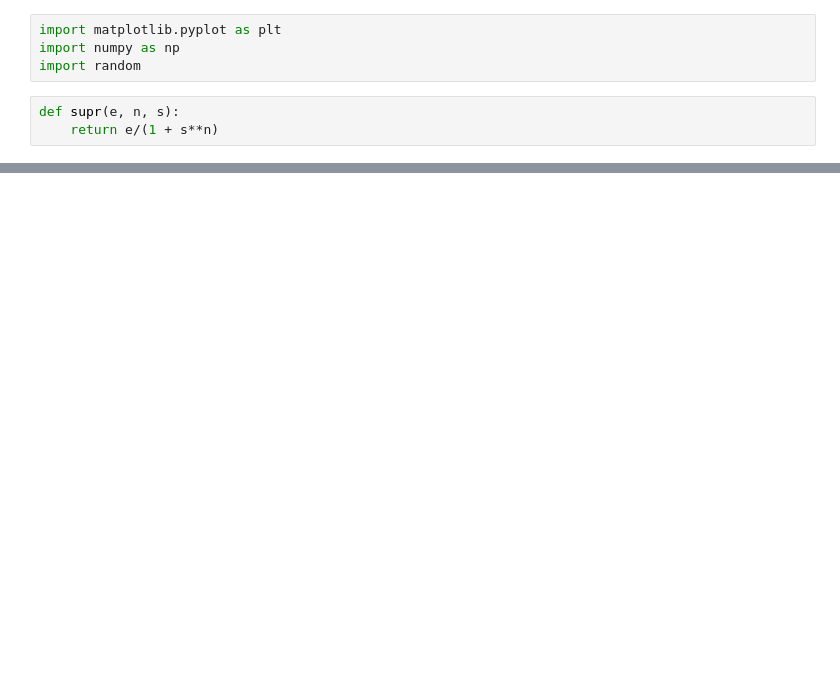
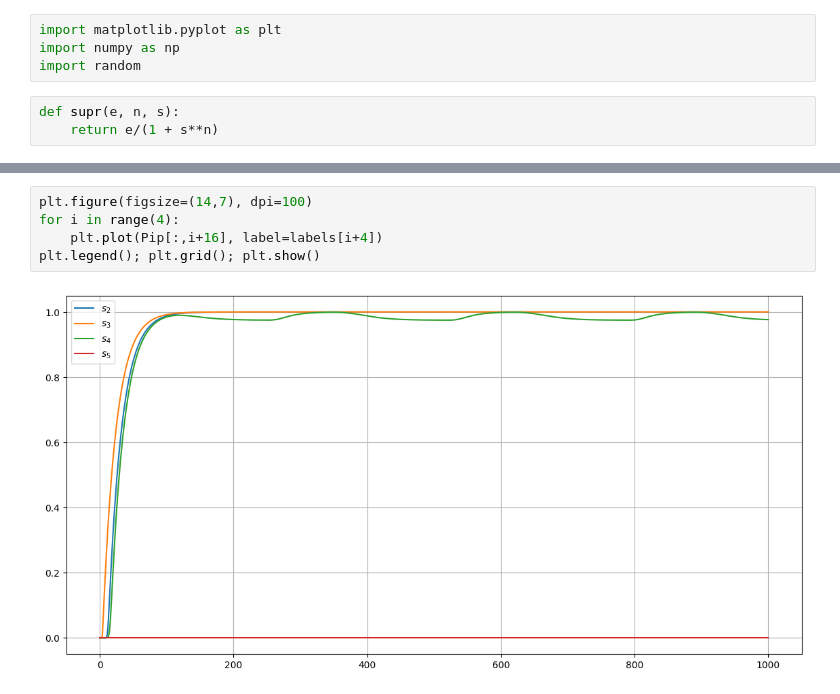
Before and after one commit to joshbrx/biomath_model, a Jupyter notebook: Stellate_N_cancer_cells.ipynb, the cells around one changed output, grey strips where cells are left out. Saved outputs shown, nothing was run; the diff lists cells and outputs as text; blank space fills up the shorter version.

```diff
--- a/Stellate_N_cancer_cells.ipynb
+++ b/Stellate_N_cancer_cells.ipynb
@@ -116,3 +110,10 @@ plt.legend(); plt.grid(); plt.show()
+# %%
+plt.figure(figsize=(14,7), dpi=100)
+for i in range(4):
+    plt.plot(Pip[:,i+16], label=labels[i+4])
+plt.legend(); plt.grid(); plt.show()
+# %% [output]
+[figure, added]
 # %%
 Pip[-1,:]
 # %% [output]
```
Also changed, not shown: parts of 7 cells of this notebook.
